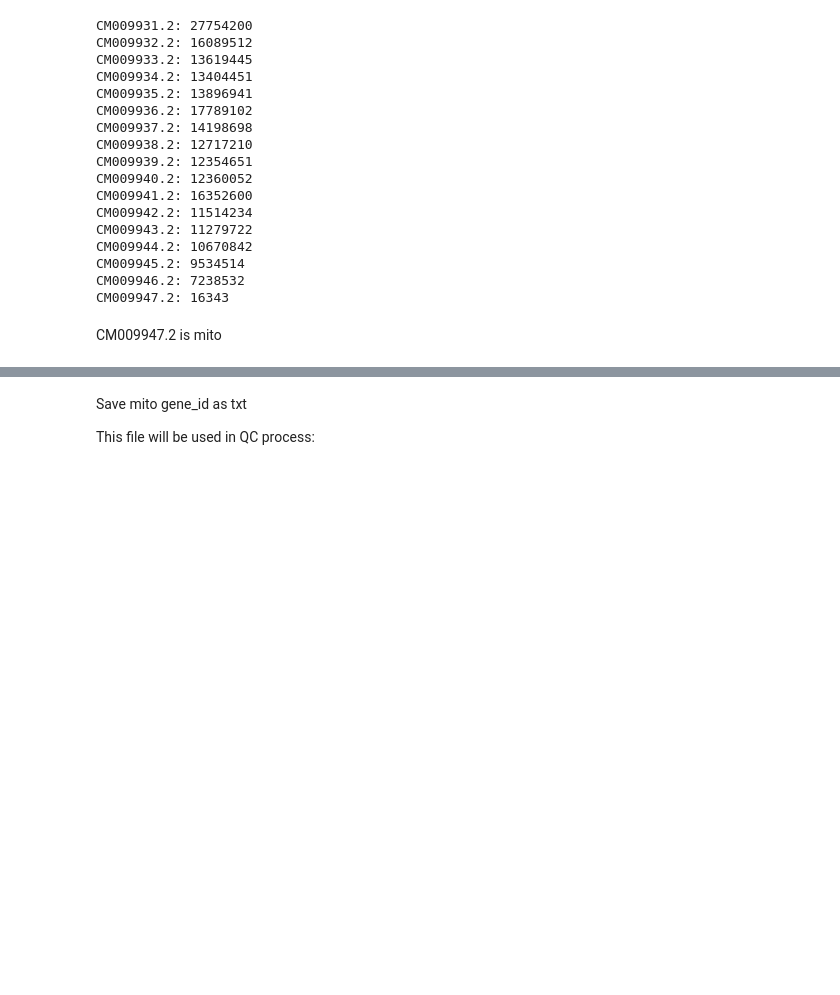
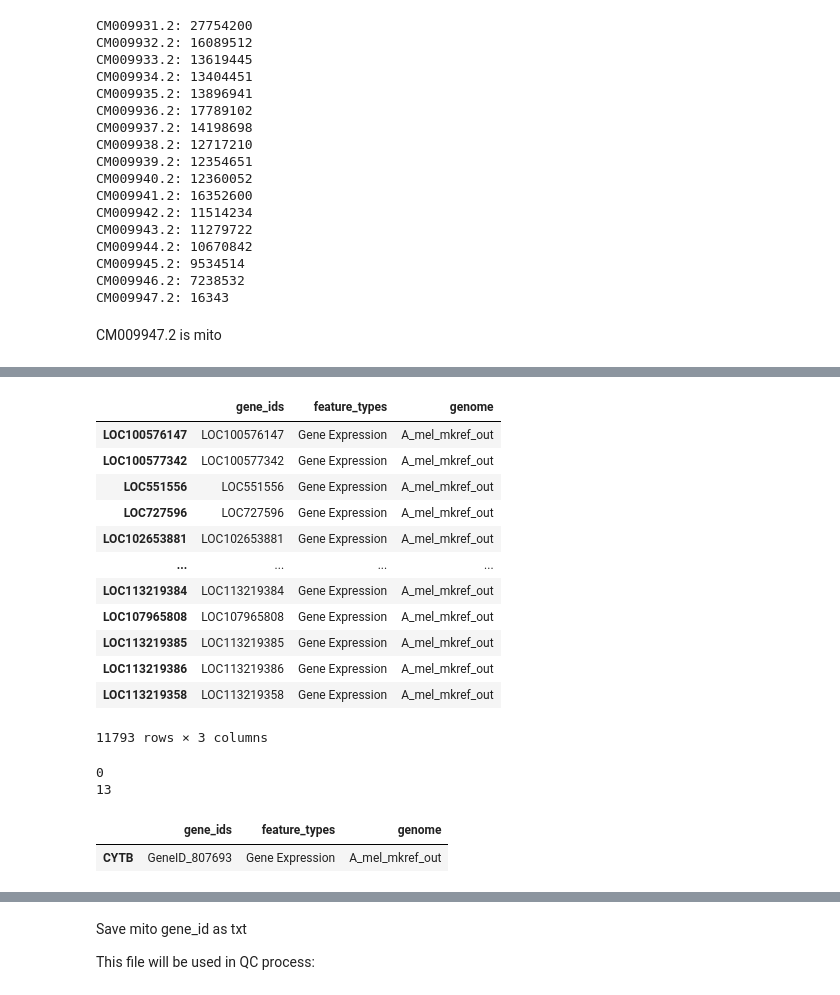
Before and after one commit to zliu90693/downstream_analysis, a Jupyter notebook: Zhang_iScience_2022_Amel/check_mito.ipynb, the cells around one changed output, grey strips where cells are left out. Cells and saved outputs as stored; diff of their text form; code cells hidden in the pictures; blank space fills up the shorter version.

```diff
--- a/Zhang_iScience_2022_Amel/check_mito.ipynb
+++ b/Zhang_iScience_2022_Amel/check_mito.ipynb
@@ -98,6 +91,36 @@ mito_txinfo_geneid
 import scanpy as sc
 
 F1_adata = sc.read_10x_h5("./h5_from_fastq2matrix/F1.h5")
+# %%
+F1_adata.var
+# %% [output]
+|  | gene_ids | feature_types | genome |
+| LOC100576147 | LOC100576147 | Gene Expression | A_mel_mkref_out |
+| LOC100577342 | LOC100577342 | Gene Expression | A_mel_mkref_out |
+| LOC551556 | LOC551556 | Gene Expression | A_mel_mkref_out |
+| LOC727596 | LOC727596 | Gene Expression | A_mel_mkref_out |
+| LOC102653881 | LOC102653881 | Gene Expression | A_mel_mkref_out |
+| ... | ... | ... | ... |
+| LOC113219384 | LOC113219384 | Gene Expression | A_mel_mkref_out |
+| LOC107965808 | LOC107965808 | Gene Expression | A_mel_mkref_out |
+| LOC113219385 | LOC113219385 | Gene Expression | A_mel_mkref_out |
+| LOC113219386 | LOC113219386 | Gene Expression | A_mel_mkref_out |
+| LOC113219358 | LOC113219358 | Gene Expression | A_mel_mkref_out |
+11793 rows × 3 columns
+# %%
+F1_var_names_set = set(F1_adata.var_names)
+F1_gene_ids_set = set(F1_adata.var["gene_ids"].to_list())
+
+print(len(F1_var_names_set & mito_txinfo_geneid))
+print(len(F1_gene_ids_set & mito_txinfo_geneid))
+# %% [output]
+0
+13
+# %%
+F1_adata.var[F1_adata.var["gene_ids"] == "GeneID_807693"]
+# %% [output]
+|  | gene_ids | feature_types | genome |
+| CYTB | GeneID_807693 | Gene Expression | A_mel_mkref_out |
 # %%
 F1_geneids = set(F1_adata.var["gene_ids"].to_list())
 F1_geneids
```
Also changed, not shown: parts of 6 cells of this notebook, 16 other files.
